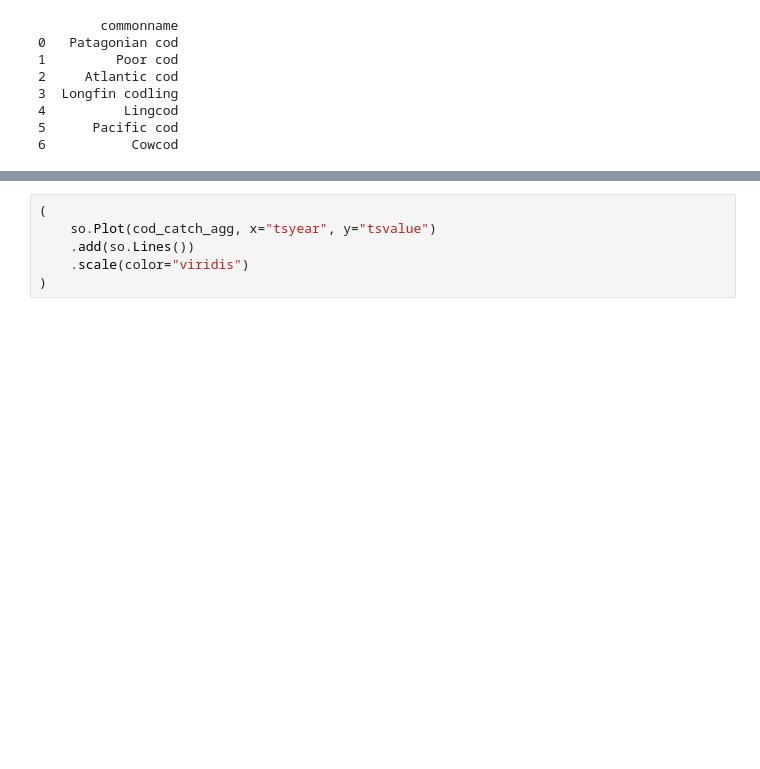
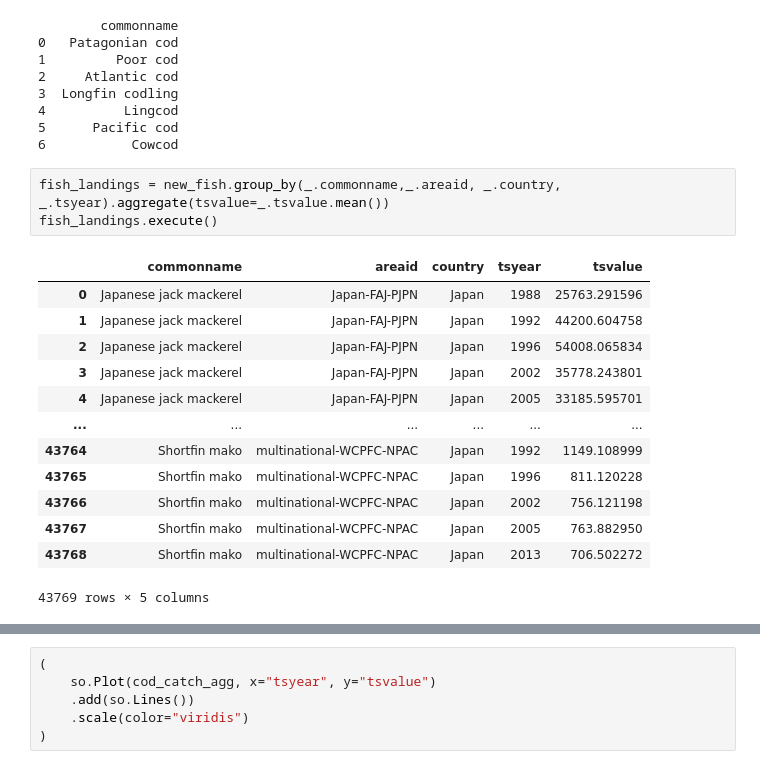
Before and after one commit to espm-288/fish-la-erg-fish, a Jupyter notebook: notebook.ipynb, the cells around one changed output, grey strips where cells are left out. Cells and saved outputs as stored; diff of their text form; blank space fills up the shorter version.

Commit message:
fish catches

```diff
--- a/notebook.ipynb
+++ b/notebook.ipynb
@@ -147,3 +147,20 @@ print(result)
 4          Lingcod
 5      Pacific cod
 6           Cowcod
+# %%
+fish_landings = new_fish.group_by(_.commonname,_.areaid, _.country, _.tsyear).aggregate(tsvalue=_.tsvalue.mean())
+fish_landings.execute()
+# %% [output]
+|  | commonname | areaid | country | tsyear | tsvalue |
+| 0 | Japanese jack mackerel | Japan-FAJ-PJPN | Japan | 1988 | 25763.291596 |
+| 1 | Japanese jack mackerel | Japan-FAJ-PJPN | Japan | 1992 | 44200.604758 |
+| 2 | Japanese jack mackerel | Japan-FAJ-PJPN | Japan | 1996 | 54008.065834 |
+| 3 | Japanese jack mackerel | Japan-FAJ-PJPN | Japan | 2002 | 35778.243801 |
+| 4 | Japanese jack mackerel | Japan-FAJ-PJPN | Japan | 2005 | 33185.595701 |
+| ... | ... | ... | ... | ... | ... |
+| 43764 | Shortfin mako | multinational-WCPFC-NPAC | Japan | 1992 | 1149.108999 |
+| 43765 | Shortfin mako | multinational-WCPFC-NPAC | Japan | 1996 | 811.120228 |
+| 43766 | Shortfin mako | multinational-WCPFC-NPAC | Japan | 2002 | 756.121198 |
+| 43767 | Shortfin mako | multinational-WCPFC-NPAC | Japan | 2005 | 763.882950 |
+| 43768 | Shortfin mako | multinational-WCPFC-NPAC | Japan | 2013 | 706.502272 |
+43769 rows × 5 columns
```
Also changed, not shown: parts of 2 cells of this notebook.
